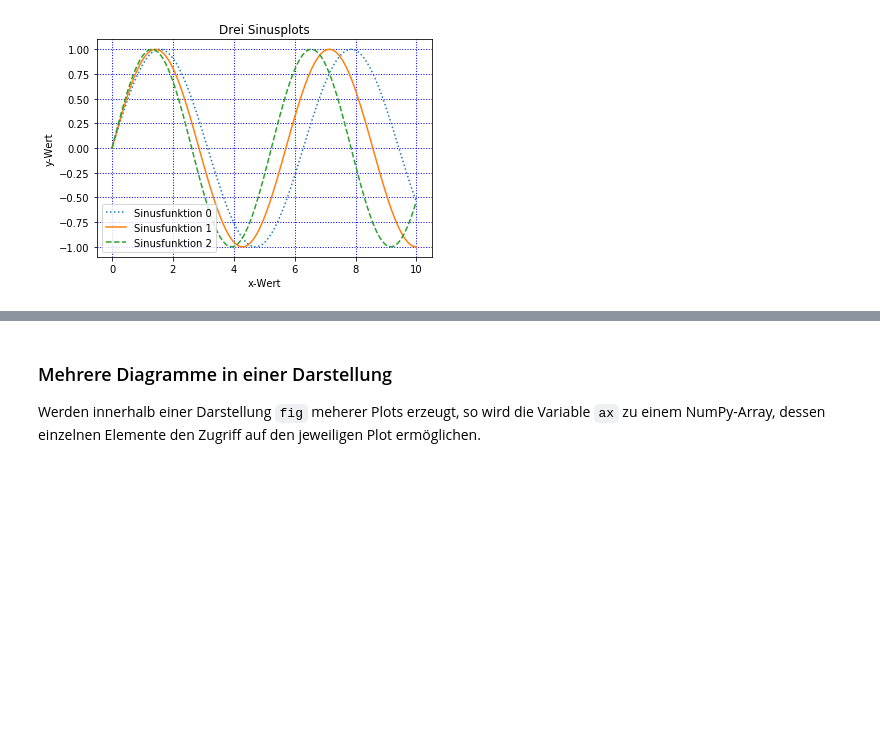
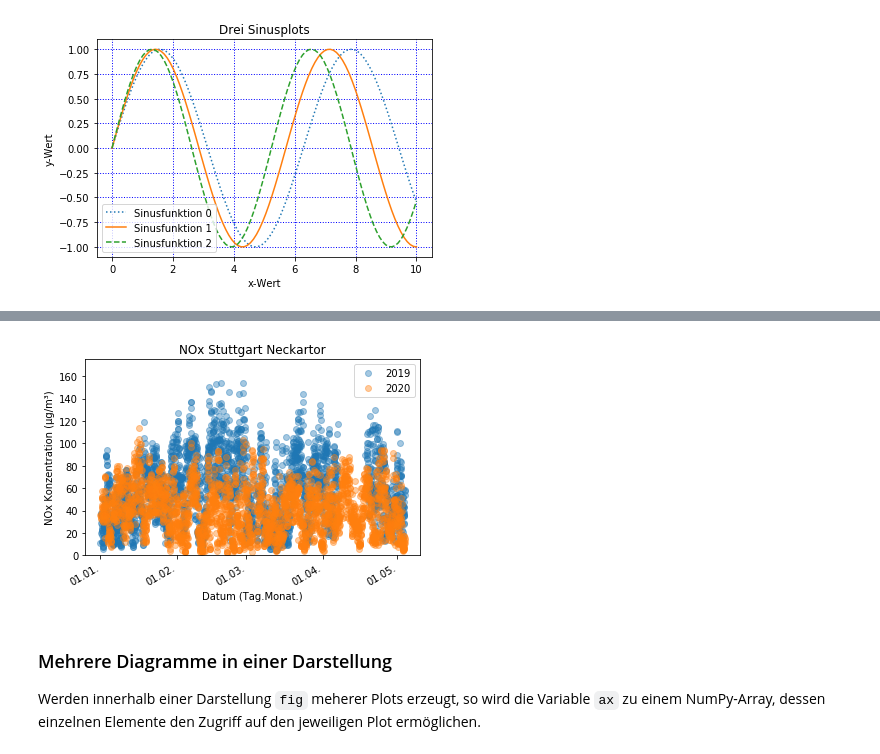
Before and after one commit to StefanMack/Matplotlib, a Jupyter notebook: matplotlibOop.ipynb, the cells around one changed output, grey strips where cells are left out. Saved outputs shown, nothing was run; the diff lists cells and outputs as text; code cells hidden in the pictures; blank space fills up the shorter version.

```diff
--- a/matplotlibOop.ipynb
+++ b/matplotlibOop.ipynb
@@ -119,3 +123,45 @@ ax.legend(); # Legende mit Werten aus ax.plot(label='')
+# %%
+import matplotlib.dates as mdates
+import csv
+from datetime import datetime
+
+months = mdates.MonthLocator()  # every month
+date = []
+nox_2019_strg = []
+nox_2020_strg = []
+
+# Funktion die fehlende Werte auf -10 setzt, damit diese nicht geplotted werden
+def remove_bad_data(data):
+    data_clean = []
+    for item in data:
+        if (item!=''):
+            data_clean.append(int(item))
+        else:
+            data_clean.append(-10)
+    return data_clean
+
+with open('nox_data_SNeckartor_2019_20_vgl.csv','r') as csvfile:
+    plots = csv.reader(csvfile, delimiter=',')
+    for row in plots:
+        date.append(datetime.strptime(row[0], "%Y-%m-%d %H:%M"))
+        nox_2019_strg.append(row[1])
+        nox_2020_strg.append(row[2])
+
+nox_2019 = remove_bad_data(nox_2019_strg)
+nox_2020 = remove_bad_data(nox_2020_strg)
+
+fig, ax = plt.subplots()
+
+ax.plot(date,nox_2019,'o',color='C0', alpha=0.4, label='2019')
+ax.plot(date,nox_2020,'o',color='C1', alpha=0.4, label='2020')
+ax.set_ylim(0,175) # damit -10-Werte verschwinden
+ax.xaxis.set_major_locator(months) # x-Tics nur jeden Monat zeichnen
+ax.legend()
+ax.set(xlabel='Datum (Tag.Monat.)', ylabel='NOx Konzentration (µg/m³)', title='NOx Stuttgart Neckartor');
+ax.xaxis.set_major_formatter(mdates.DateFormatter('%d.%m.')) # nur Monat.Tag.
+fig.autofmt_xdate() # Datums-Tics schräg stellen
+# %% [output]
+[figure, added]
 # %% [markdown]
 ### Mehrere Diagramme in einer Darstellung
 Werden innerhalb einer Darstellung ``fig`` meherer Plots erzeugt, so wird die Variable ``ax`` zu einem NumPy-Array, dessen einzelnen Elemente den Zugriff auf den jeweiligen Plot ermöglichen.
```
Also changed, not shown: parts of 10 cells of this notebook, 1 other file.
